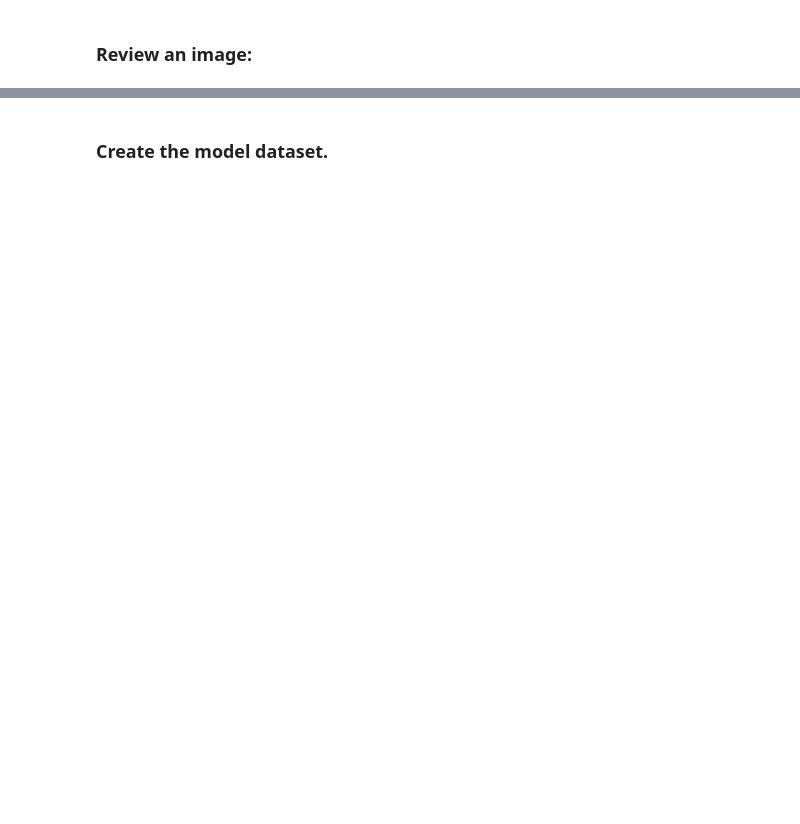
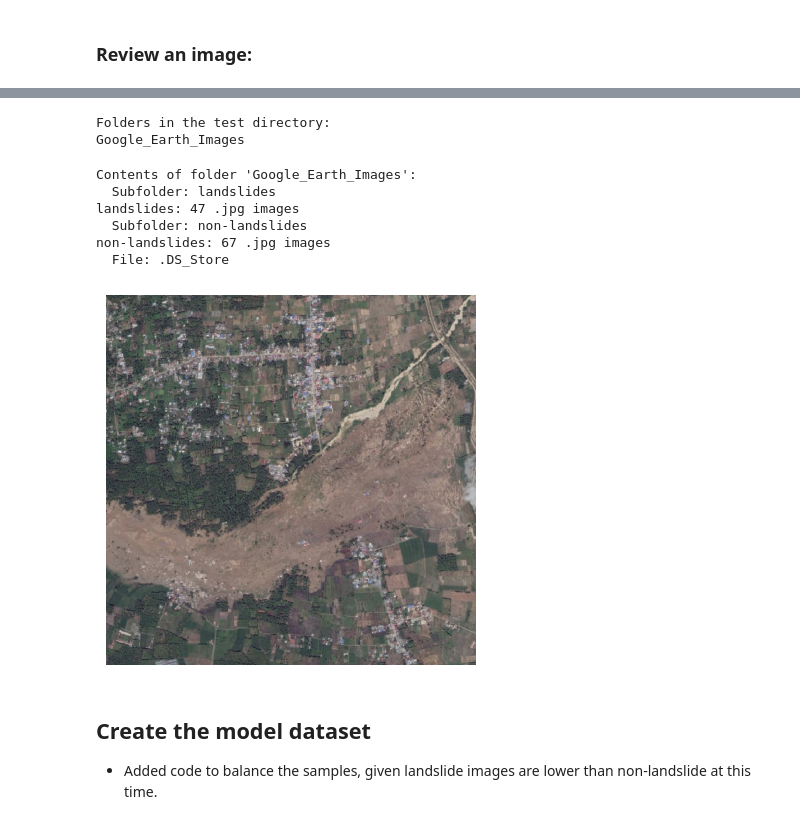
Before and after one commit to eltsvetk/DS6050_Project, a Jupyter notebook: Image_Data_Loading.ipynb, the cells around one changed output, grey strips where cells are left out. Drawn from its saved outputs; the diff is of its cells as text; code cells hidden in the pictures; blank space fills up the shorter version.

```diff
--- a/Image_Data_Loading.ipynb
+++ b/Image_Data_Loading.ipynb
@@ -66,0 +114,6 @@ PIL.Image.open(str(non_landslide_img[1]))
+# %%
+#https://www.dropbox.com/scl/fi/nyv6xg7u0lj5uv5jtglto/test_google_images_landslide_three.zip?rlkey=b7xnjid2s7zvfjbp0oqtji084&dl=0
+test_dataset_url = "https://dl.dropboxusercontent.com/scl/fi/nyv6xg7u0lj5uv5jtglto/test_google_images_landslide_three.zip?rlkey=b7xnjid2s7zvfjbp0oqtji084&dl=0?raw=1"
+# %%
+data_dir_test = tf.keras.utils.get_file('test_google_images_landslide_three.zip', origin=test_dataset_url, extract=True)
+data_dir_test = pathlib.Path(data_dir_test).with_suffix('')
@@ -67,2 +123,37 @@ PIL.Image.open(str(non_landslide_img[1]))
+# %%
+## Review folders in incoming data / classes
+folders = [folder for folder in data_dir_test.glob('*') if folder.is_dir()]
+print("Folders in the test directory:")
+for folder in folders:
+    print(folder.name)
+# %% [output]
+Folders in the test directory:
+Google_Earth_Images
+# %%
+# Drill into each subdirectory and list files
+for folder in folders:
+    print(f"\nContents of folder '{folder.name}':")
+    for subitem in folder.iterdir():
+        if subitem.is_file():
+            print(f"  File: {subitem.name}")
+        elif subitem.is_dir():
+            print(f"  Subfolder: {subitem.name}")
+            count = len(list(subitem.glob('*.jpg')))
+            print(f"{subitem.name}: {count} .jpg images")
+# %% [output]
+Contents of folder 'Google_Earth_Images':
+  Subfolder: landslides
+landslides: 47 .jpg images
+  Subfolder: non-landslides
+non-landslides: 67 .jpg images
+  File: .DS_Store
+# %%
+## Review an image
+test_one = list(data_dir_test.glob('Google_Earth_Images/landslides/*'))
+# PIL.Image.open(str(test_one[2]))
+resize_show(test_one[3])
+# %% [output]
+[figure, added]
 # %% [markdown]
-### Create the model dataset.
+## **Create the model dataset**
+- Added code to balance the samples, given landslide images are lower than non-landslide at this time.
```
Also changed, not shown: parts of 29 cells of this notebook.
